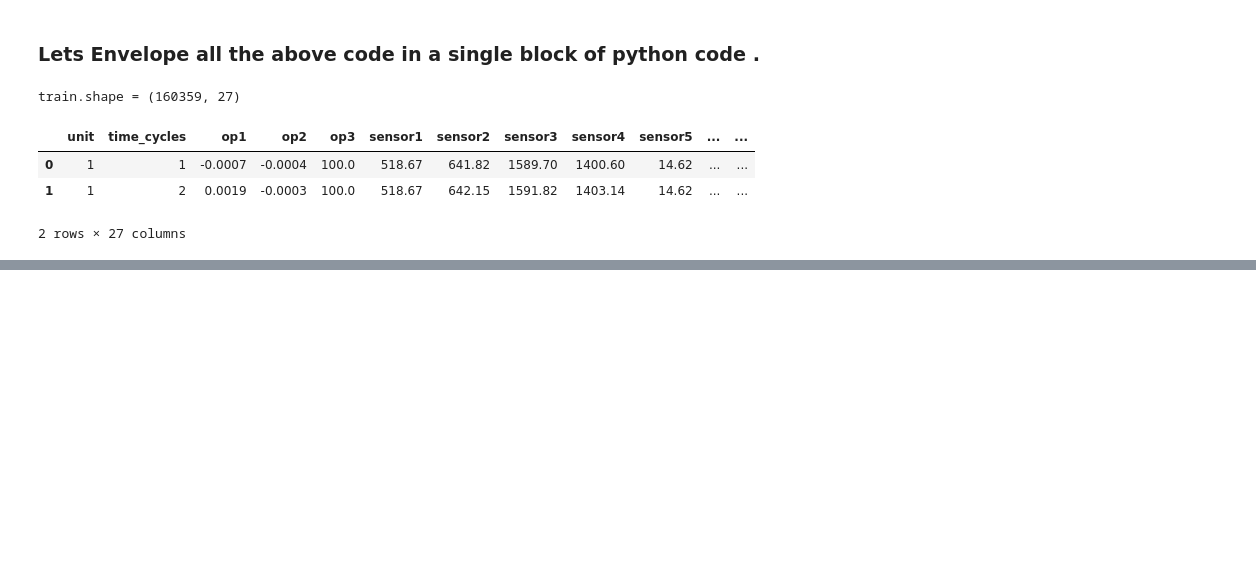
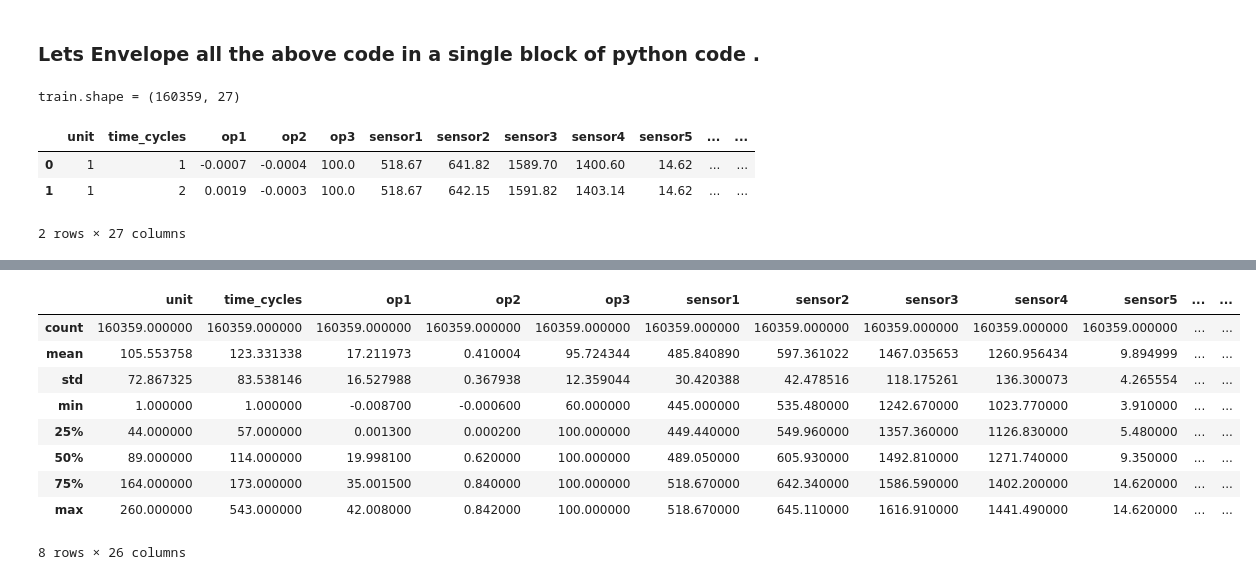
Before and after one commit to AmanSah17/Turbofan-Engine-Remaining_Useful_Life, a Jupyter notebook: raw_data.ipynb, the cells around one changed output, grey strips where cells are left out. Saved outputs shown, nothing was run; the diff lists cells and outputs as text; code cells hidden in the pictures; blank space fills up the shorter version.

```diff
--- a/raw_data.ipynb
+++ b/raw_data.ipynb
@@ -162,0 +212,13 @@ train.shape = (160359, 27)
+# %%
+train.describe()
+# %% [output]
+|  | unit | time_cycles | op1 | op2 | op3 | sensor1 | sensor2 | sensor3 | sensor4 | sensor5 | ... | ... |
+| count | 160359.000000 | 160359.000000 | 160359.000000 | 160359.000000 | 160359.000000 | 160359.000000 | 160359.000000 | 160359.000000 | 160359.000000 | 160359.000000 | ... | ... |
+| mean | 105.553758 | 123.331338 | 17.211973 | 0.410004 | 95.724344 | 485.840890 | 597.361022 | 1467.035653 | 1260.956434 | 9.894999 | ... | ... |
+| std | 72.867325 | 83.538146 | 16.527988 | 0.367938 | 12.359044 | 30.420388 | 42.478516 | 118.175261 | 136.300073 | 4.265554 | ... | ... |
+| min | 1.000000 | 1.000000 | -0.008700 | -0.000600 | 60.000000 | 445.000000 | 535.480000 | 1242.670000 | 1023.770000 | 3.910000 | ... | ... |
+| 25% | 44.000000 | 57.000000 | 0.001300 | 0.000200 | 100.000000 | 449.440000 | 549.960000 | 1357.360000 | 1126.830000 | 5.480000 | ... | ... |
+| 50% | 89.000000 | 114.000000 | 19.998100 | 0.620000 | 100.000000 | 489.050000 | 605.930000 | 1492.810000 | 1271.740000 | 9.350000 | ... | ... |
+| 75% | 164.000000 | 173.000000 | 35.001500 | 0.840000 | 100.000000 | 518.670000 | 642.340000 | 1586.590000 | 1402.200000 | 14.620000 | ... | ... |
+| max | 260.000000 | 543.000000 | 42.008000 | 0.842000 | 100.000000 | 518.670000 | 645.110000 | 1616.910000 | 1441.490000 | 14.620000 | ... | ... |
+8 rows × 26 columns
```
Also changed, not shown: parts of 6 cells of this notebook.
